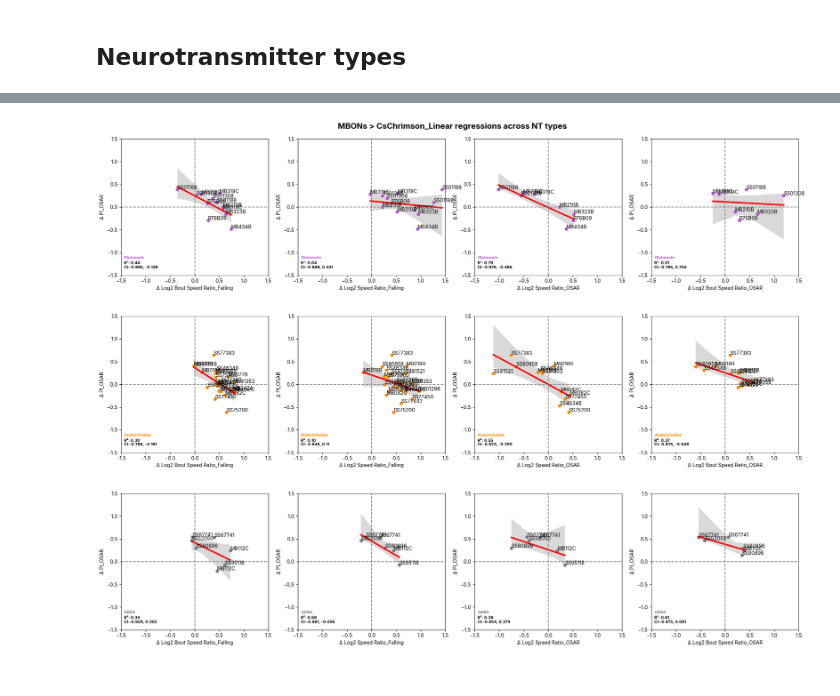
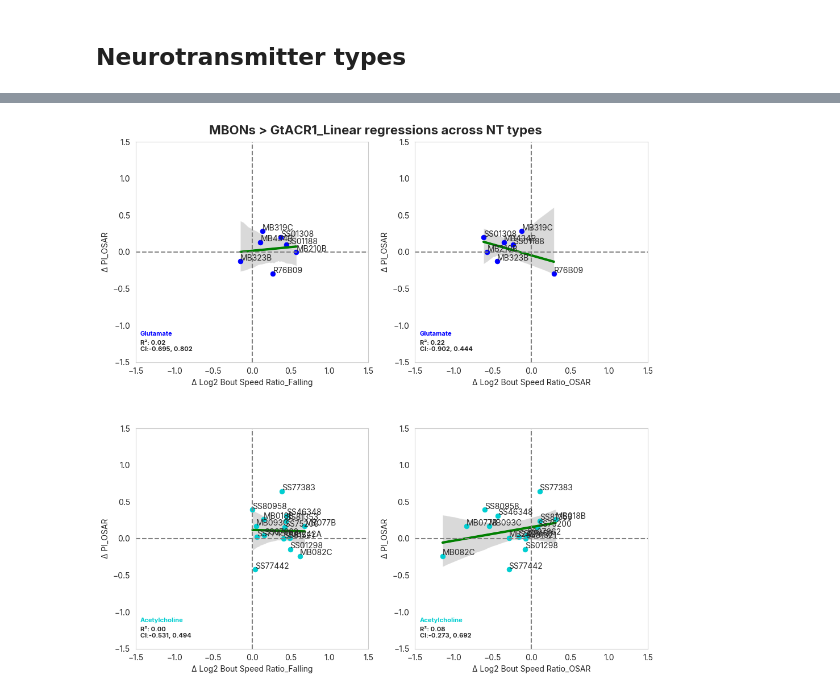
Before and after one commit to lnicole08/OSAR-Nicole-version, a Jupyter notebook: Falling-OSAR classification_2.ipynb, the cells around one changed output, grey strips where cells are left out. Saved outputs shown, nothing was run; the diff lists cells and outputs as text; code cells hidden in the pictures.

```diff
--- a/Falling-OSAR classification_2.ipynb
+++ b/Falling-OSAR classification_2.ipynb
@@ -434,16 +546,18 @@ def omission(df):
 
     return dfomitted.reset_index(drop=True)
 # %%
+totalmetriccomparison = pd.read_excel(specifiedpath + "ACC Lab Dropbox\\ACC Lab\\Nicole Lee\\Data Compilation\\2025 Complete raw values osar falling\\Totalcomparisonofallmetrics.xlsx")
+
 responder = "Chrimson2"
 
 if responder == 'Chrimson2':
     responderrename = "CsChrimson"
-    df_specificmbon = osarmatchdf[osarmatchdf['responder']=="Chrimson2"].sort_values(by = "Δ PI", ascending=True).reset_index(drop=True)
+    df_specificmbon = totalmetriccomparison[totalmetriccomparison['responder']=="Chrimson2"].sort_values(by = "PI_Δg_OSAR", ascending=True).reset_index(drop=True)
     colorline = "#ff0000"
 
 if responder == 'ACR':
     responderrename = "GtACR1"
-    df_specificmbon = osarmatchdf[osarmatchdf['responder']=="ACR"].sort_values(by = "Δ PI", ascending=True).reset_index(drop=True)
+    df_specificmbon = totalmetriccomparison[totalmetriccomparison['responder']=="ACR"].sort_values(by = "PI_Δg_OSAR", ascending=True).reset_index(drop=True)
     colorline = "#14962c"
 # %%
 #only for values above magnitude of 0.2 and no VT999036
@@ -556,23 +685,21 @@ weighted euclidean
 # %%
-openexcelfile = pd.read_excel(homecomp + "ACC Lab Dropbox\\ACC Lab\\Nicole Lee\\Data Compilation\\2025 Complete raw values osar falling\\OSAR and Falling_delta Log2SR and delta Log2BSR comparison.xlsx")
+totalmetriccomparison = pd.read_excel(specifiedpath + "ACC Lab Dropbox\\ACC Lab\\Nicole Lee\\Data Compilation\\2025 Complete raw values osar falling\\Totalcomparisonofallmetrics.xlsx")
 
-responder = "Chrimson2"
-
-df_nt2 = openexcelfile.drop(columns=['genotypeandresponder', 'responder'])
+df_nt2 = totalmetriccomparison.drop(columns=['genotypeandresponder'])
 df_nt2 =  df_nt2[~df_nt2['MBON'].isin(['VT999036'])]
 
 ntloblist = []
 mbonloclst = []
-df500 = df_nt2.copy()
+df_nttotal = df_nt2.copy()
 for n in df_nt2['MBON']:
     ntloblist.append(lobelocation[lobelocation['MBON'] == n]['Neurotransmitter'].values[0])
     mbonloclst.append(lobelocation[lobelocation['MBON'] == n]['MBON number'].values[0])
-df500['NT'] = ntloblist
-df500['Name'] = mbonloclst
+df_nttotal['NT'] = ntloblist
+df_nttotal['Name'] = mbonloclst
 
 #single responder
 labellingdf = pd.DataFrame()
-naming = df500['Name'].to_frame().rename(columns = {"Name": ""})
-lobing = df500['NT'].to_frame().rename(columns = {"NT": ""})
+naming = df_nttotal['Name'].to_frame().rename(columns = {"Name": ""})
+lobing = df_nttotal['NT'].to_frame().rename(columns = {"NT": ""})
 newlabel =(naming.values + "\n " + lobing.values).tolist()
 labellingdf['Merge'] = newlabel
@@ -579,69 +799,73 @@ labellingdf['Merge'] = newlabel
 # %%
+##for poster only
+
 import scipy.stats
 
 plt.rcParams["font.family"] = "Inter"
 
+responder = "ACR"
+
 if responder == 'Chrimson2':
     responderrename = "CsChrimson"
-    df_neurotrans = openexcelfile[openexcelfile['responder']=="Chrimson2"].sort_values(by = "Δ PI_OSAR", ascending=True).reset_index(drop=True)
+    df_neurotrans = df_nttotal[df_nttotal['responder']=="Chrimson2"].sort_values(by = "Δ PI_OSAR", ascending=True).reset_index(drop=True)
     colorline = 'red'
     nttypes_color = ['mediumorchid', "darkorange", "slategrey"]
 
 if responder == 'ACR':
     responderrename = "GtACR1"
-    df_neurotrans = openexcelfile[openexcelfile['responder']=="ACR"].sort_values(by = "Δ PI_OSAR", ascending=True).reset_index(drop=True)
+    df_neurotrans = df_nttotal[df_nttotal['responder']=="ACR"].sort_values(by = "Δ PI_OSAR", ascending=True).reset_index(drop=True)
     colorline = 'green'
     nttypes_color = ['blue', "darkturquoise", "indigo"]
 
 
-figntplot, axes = plt.subplots(3,4, figsize=(20,15))
+figntplot, axes = plt.subplots(2,2, figsize=(10,10))
 axscatter_nt = axes.flatten()
-nttypes = ['Glutamate', "Acetylcholine", "GABA"]
+nttypes = ['Glutamate', "Acetylcholine"]
 
-metrictype = ['Δ Log2 Bout Speed Ratio_Falling', 'Δ Log2 Speed Ratio_Falling', 'Δ Log2 Speed Ratio_OSAR', 'Δ Log2 Bout Speed Ratio_OSAR']
+metrictype = ['Δ Log2 Bout Speed Ratio_Falling','Δ Log2 Bout Speed Ratio_OSAR']
 plotcounter = 0
 
 for n,j in zip(nttypes, nttypes_color):
-    unfiltered_dfnt = df500[df500['NT'] == n].reset_index(drop=True)
+    unfiltered_dfnt = df_neurotrans[df_neurotrans['NT'] == n].reset_index(drop=True)
 
     for k in metrictype:
         x_label_1 = k
         y_label_1 = 'Δ PI_OSAR'
 
-        data_nt = unfiltered_dfnt[~((unfiltered_dfnt[x_label_1] < 0.2) & (unfiltered_dfnt[y_label_1] < 0.2))].reset_index(drop=True)
+        #data_nt = unfiltered_dfnt[~((unfiltered_dfnt[x_label_1] < 0.2) & (unfiltered_dfnt[y_label_1] < 0.2))].reset_index(drop=True)
+        data_nt = unfiltered_dfnt.copy()
 
         sns.regplot(x=x_label_1, y=y_label_1, data=data_nt, ci = 95, scatter = False, line_kws={"color": "black"}, ax=axscatter_nt[plotcounter]) #ci color
         sns.regplot(x=x_label_1, y=y_label_1, data=data_nt, ci = 0, scatter = False, line_kws={"color": colorline, 'lw': 3}, ax=axscatter_nt[plotcounter])  #line color
         sns.scatterplot(x=x_label_1, y=y_label_1, data=data_nt, s = 40, color = j, edgecolors = "face", ax=axscatter_nt[plotcounter])
 
         axscatter_nt[plotcounter].grid(False)
         axscatter_nt[plotcounter].set_ylim([-1.5, 1.5])
         axscatter_nt[plotcounter].set_xlim([-1.5, 1.5])
         axscatter_nt[plotcounter].axvline(0, c=(.5, .5, .5), ls= '--')
         axscatter_nt[plotcounter].axhline(0, c=(.5, .5, .5), ls= '--')
 
         axscatter_nt[plotcounter].yaxis.set_tick_params(labelbottom=True)
 
         for m, p in enumerate(data_nt['MBON']):
             axscatter_nt[plotcounter].annotate(p, (data_nt.loc[m,x_label_1], data_nt.loc[m,y_label_1]+0.01), fontsize = 10)
 
         #correlation for subplot
         pearsonscorrelation_cr2_1 = scipy.stats.pearsonr(data_nt[x_label_1], data_nt[y_label_1]) #correlation instead of linear regression: trying to find the relationship rather than causation
         civallow_cr2_1 = pearsonscorrelation_cr2_1.confidence_interval(confidence_level=0.95)[0]
         civalhigh_cr2_1 = pearsonscorrelation_cr2_1.confidence_interval(confidence_level=0.95)[1]
         axscatter_nt[plotcounter].annotate(f"R²: {(round(pearsonscorrelation_cr2_1[0],3))**2:.2f}" + "\nCI:" + str(round(civallow_cr2_1,3)) + ", " + str(round(civalhigh_cr2_1,3)), (0.02, 0.05),
                                 ha = "left", xycoords = 'axes fraction', weight = "bold", fontsize = 8)
 
         #naming of nt type
         axscatter_nt[plotcounter].annotate(n, (0.02, 0.12), ha="left", xycoords='axes fraction', color= j, weight="bold", fontsize=8)
         plotcounter +=1
 
 plt.tight_layout()
 plt.subplots_adjust(top = 0.95, wspace=0.2, hspace = 0.3)
 
 figntplot.suptitle("MBONs > " + responderrename + "_Linear regressions across NT types ", weight = "bold", fontfamily = "Inter", fontsize = 16)
 
-plt.savefig(filesavedir + date + "_" + responder + "_linreg_nttypes.png", dpi = 1200, bbox_inches='tight')
-plt.savefig(filesavedir + date + "_" + responder + "_linreg_nttypes.svg")
+plt.savefig(filesavedir + "temp.png", dpi = 1200, bbox_inches='tight')
 # %% [output]
-[figure, old version]
+[figure, new version]
```
Also changed, not shown: parts of 20 cells of this notebook, 2 other files.
